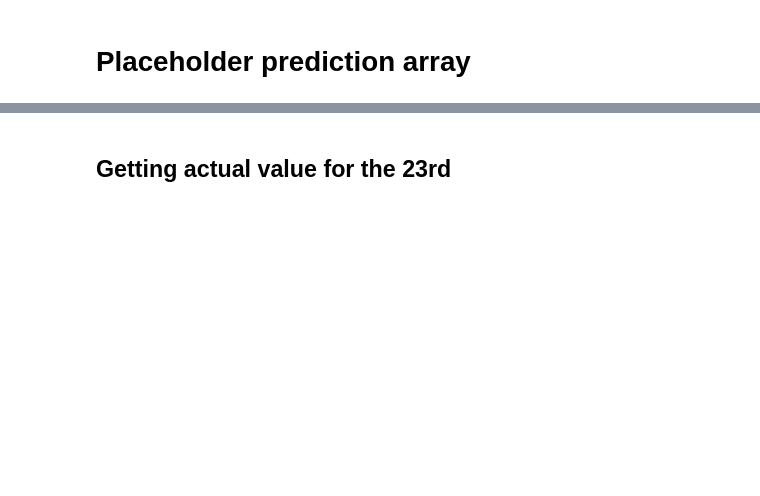
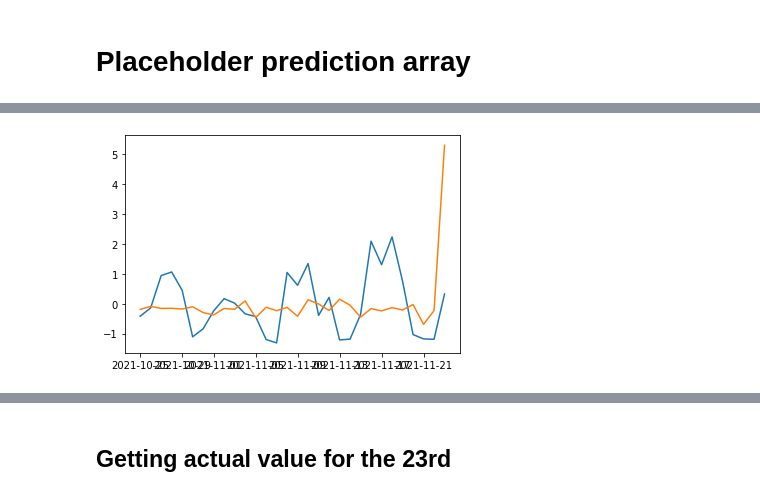
Before and after one commit to michelangelo89/btc_sent_fc, a Jupyter notebook: notebooks/ss_post_proc.ipynb, the cells around one changed output, grey strips where cells are left out. Cells and saved outputs as stored; diff of their text form; code cells hidden in the pictures; blank space fills up the shorter version.

```diff
--- a/notebooks/ss_post_proc.ipynb
+++ b/notebooks/ss_post_proc.ipynb
@@ -255,7 +269,7 @@ from sklearn.pipeline import Pipeline
 # %%
 url = "https://cloudsentiment-gijujv7fiq-ew.a.run.app/predict"
 # %%
-predict_placeholder = df_merge_three[["volume_gross"]].iloc[-30:]
+predict_placeholder = df[["volume_gross"]].iloc[-30:]
 predict_placeholder.columns = ["volume_actual"]
 # %%
 big_df = pd.read_csv(
@@ -281,6 +295,6 @@ def predict(file_name="test_2021_11_22.csv", shape=(1, 89, 61)):
         f"gcs://wagon-data-750-btc-sent-fc/input_data/{file_name}",
         index_col=0,
         parse_dates=True)
-    X_pred[0] = clean_features(X_df)
+    X_pred[0] = clean_test_features(X_df)
     y_pred = model.predict_on_batch(X_pred)
     return np.exp(y_pred[0][0])
@@ -300,6 +320,12 @@ predict_placeholder.to_csv("gcs://wagon-data-750-btc-sent-fc/website_data/pred_t
 pred = (predict_placeholder["volume_pred"] - np.mean(predict_placeholder["volume_pred"]))/np.std(predict_placeholder["volume_pred"])
 # %%
 actual = (predict_placeholder["volume_actual"] - np.mean(predict_placeholder["volume_actual"]))/np.std(predict_placeholder["volume_actual"])
+# %%
+plt.plot(actual)
+plt.plot(pred)
+plt.show()
+# %% [output]
+[figure, added]
 # %%
 plt.plot(predict_placeholder["volume_actual"])
 plt.plot(predict_placeholder["volume_pred"])
```
Also changed, not shown: parts of 14 cells of this notebook, 1 other file.
